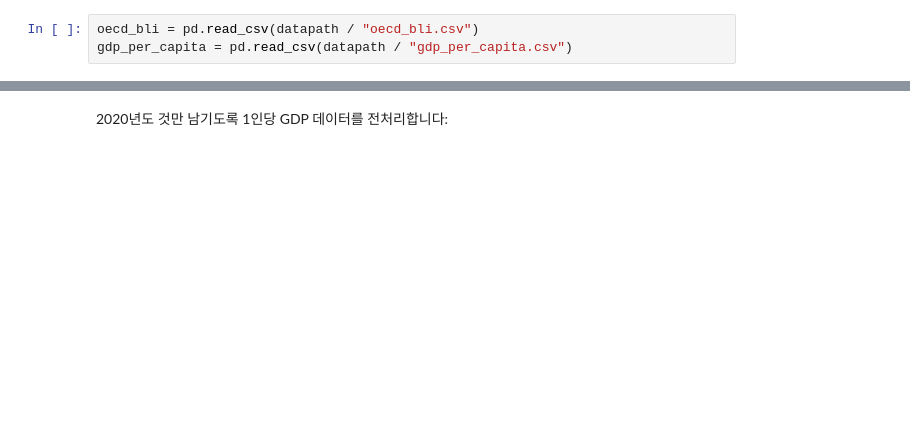
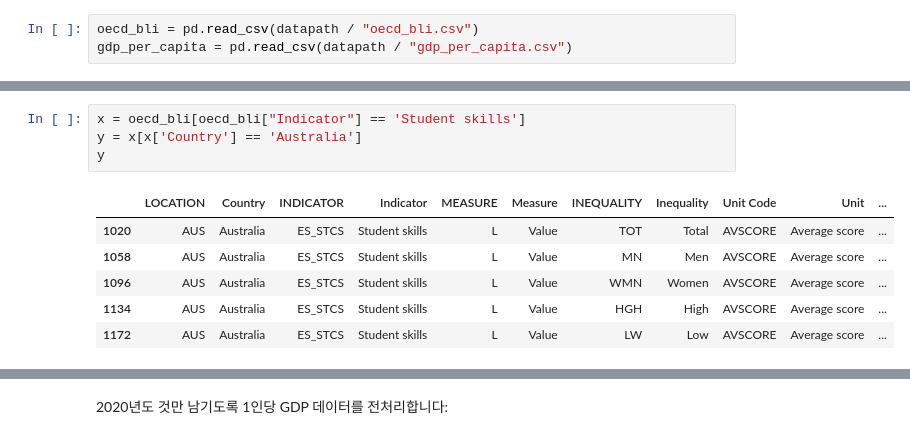
Before and after one commit to gracesjy/handson-ml3, a Jupyter notebook: 01_the_machine_learning_landscape.ipynb, the cells around one changed output, grey strips where cells are left out. Drawn from its saved outputs; the diff is of its cells as text; blank space fills up the shorter version.

```diff
--- a/01_the_machine_learning_landscape.ipynb
+++ b/01_the_machine_learning_landscape.ipynb
@@ -146,0 +183,11 @@ gdp_per_capita = pd.read_csv(datapath / "gdp_per_capita.csv")
+# %%
+x = oecd_bli[oecd_bli["Indicator"] == 'Student skills']
+y = x[x['Country'] == 'Australia']
+y
+# %% [output]
+|  | LOCATION | Country | INDICATOR | Indicator | MEASURE | Measure | INEQUALITY | Inequality | Unit Code | Unit | ... |
+| 1020 | AUS | Australia | ES_STCS | Student skills | L | Value | TOT | Total | AVSCORE | Average score | ... |
+| 1058 | AUS | Australia | ES_STCS | Student skills | L | Value | MN | Men | AVSCORE | Average score | ... |
+| 1096 | AUS | Australia | ES_STCS | Student skills | L | Value | WMN | Women | AVSCORE | Average score | ... |
+| 1134 | AUS | Australia | ES_STCS | Student skills | L | Value | HGH | High | AVSCORE | Average score | ... |
+| 1172 | AUS | Australia | ES_STCS | Student skills | L | Value | LW | Low | AVSCORE | Average score | ... |
```
Also changed, not shown: parts of 14 cells of this notebook.
